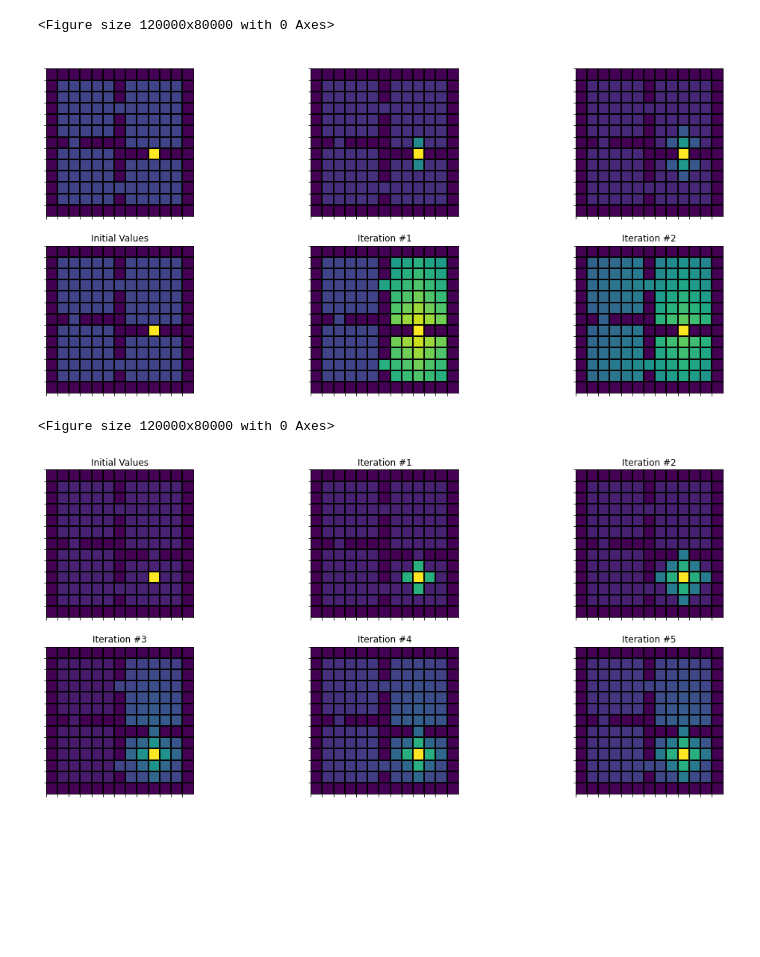
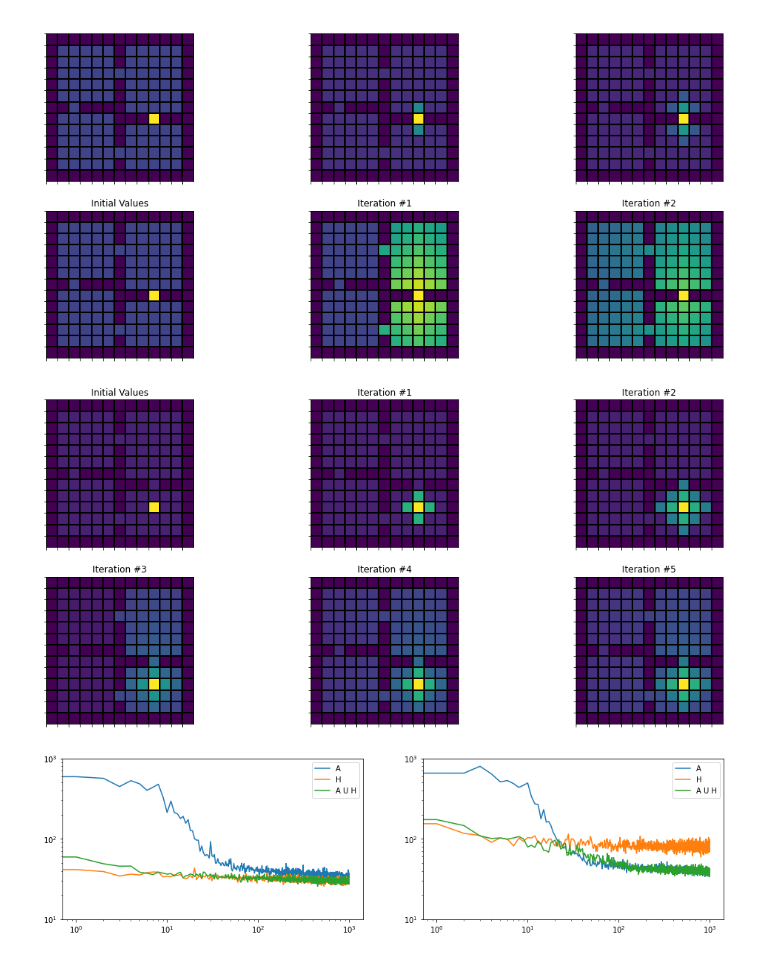
Before and after one commit to otaviojacobi/tcc, a Jupyter notebook: options/src/options.ipynb, the cells around one changed output. Drawn from its saved outputs; the diff is of its cells as text; code cells hidden in the pictures; blank space fills up the shorter version.

```diff
--- a/options/src/options.ipynb
+++ b/options/src/options.ipynb
@@ -327,9 +61,7 @@ def render_V(ax, V, title, factor=4):
 # %%
 %matplotlib inline
 
-figure(figsize=(120, 80), dpi=1000)
 fig, axs = plt.subplots(2,3, figsize=(18,8 ))
-
 
 render_V(axs[0,0], vs_primitive[0], ' ')
 render_V(axs[0,1], vs_primitive[1], ' ')
@@ -341,14 +73,9 @@ render_V(axs[1,2], vs_multistep[2], 'Iteration #2')
 
 plt.show()
 # %% [output]
-<Figure size 120000x80000 with 0 Axes>
 [figure]
 # %%
-%matplotlib inline
-
-figure(figsize=(120, 80), dpi=1000)
 fig, axs = plt.subplots(2,3, figsize=(18,8 ))
-
 
 render_V(axs[0,0], vs_all[0], 'Initial Values', factor=10)
 render_V(axs[0,1], vs_all[1], 'Iteration #1', factor=10)
@@ -360,5 +87,4 @@ render_V(axs[1,2], vs_all[5], 'Iteration #5', factor=10)
 
 plt.show()
 # %% [output]
-<Figure size 120000x80000 with 0 Axes>
 [figure]
@@ -364,0 +129,33 @@ plt.show()
+# %%
+times1,Q1 = q_learning('primitive-only')
+times2,Q2 = q_learning('multistep-only', alpha=1./16.)
+times3,Q3 = q_learning('all')
+# %%
+times4,Q4 = q_learning('primitive-only', goal=(9,9))
+times5,Q5 = q_learning('multistep-only', goal=(9,9))
+times6,Q6 = q_learning('all', goal=(9,9), alpha = 1./4.)
+# %%
+fig, (ax0, ax1) = plt.subplots(1,2, figsize=(16, 4))
+ax0.set_xscale('log')
+ax0.set_yscale('log')
+
+ax1.set_xscale('log')
+ax1.set_yscale('log')
+
+ax0.set_ylim((10,1000))
+ax1.set_ylim((10,1000))
+
+line01, = ax0.plot(times1.mean(0))
+line02, = ax0.plot(times2.mean(0))
+line03, = ax0.plot(times3.mean(0))
+
+line11, = ax1.plot(times4.mean(0))
+line12, = ax1.plot(times5.mean(0))
+line13, = ax1.plot(times6.mean(0))
+
+ax0.legend([line01, line02, line03], ['A', 'H', 'A U H'])
+ax1.legend([line11, line12, line13], ['A', 'H', 'A U H'])
+
+plt.show()
+# %% [output]
+[figure, added]
```
Also changed, not shown: parts of 6 cells of this notebook, 6 other files.
